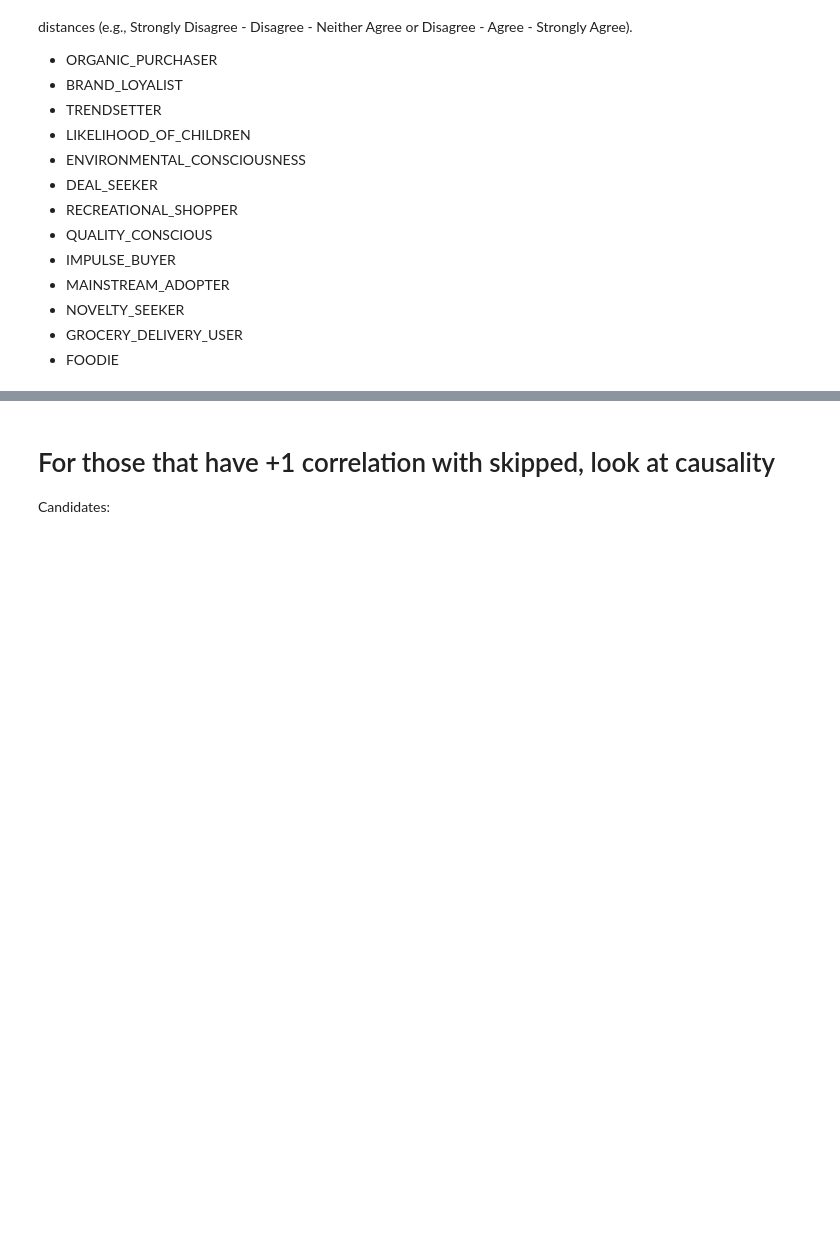
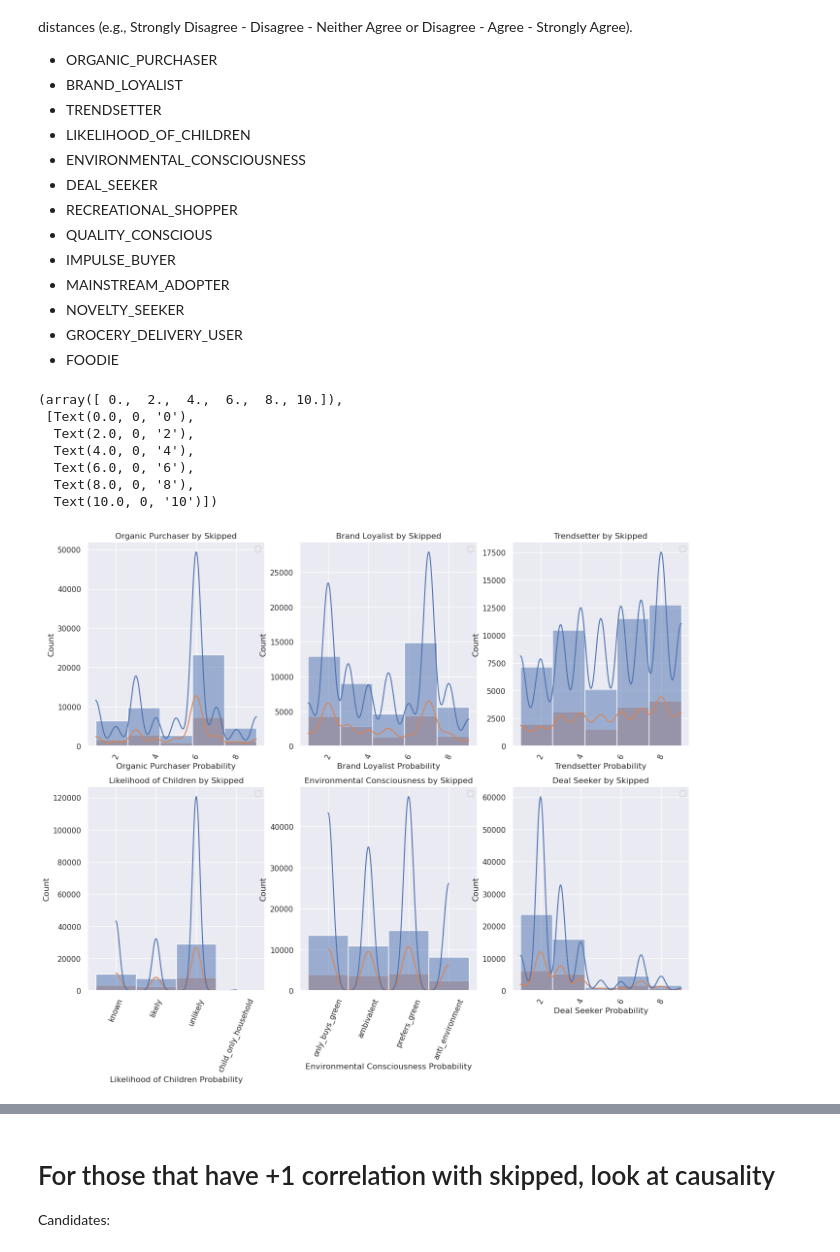
Before and after one commit to mindyng/Take-Homes, a Jupyter notebook: tovala2.ipynb, the cells around one changed output, grey strips where cells are left out. Drawn from its saved outputs; the diff is of its cells as text; code cells hidden in the pictures; blank space fills up the shorter version.

```diff
--- a/tovala2.ipynb
+++ b/tovala2.ipynb
@@ -1017,3 +1018,62 @@ Allows use of parametrics statistics (which assume a normal distribution). Inter
 - NOVELTY_SEEKER
 - GROCERY_DELIVERY_USER
 - FOODIE
+# %%
+plt.figure(figsize=[16,12])
+
+plt.subplot(231)
+sns.histplot(data=df, x="ORGANIC_PURCHASER", kde=True, bins = 5, hue = 'skipped')
+plt.title('Organic Purchaser by Skipped')
+plt.xlabel('Organic Purchaser Probability')
+plt.legend()
+plt.ylabel('Count')
+plt.xticks(rotation=67)
+
+plt.subplot(232)
+sns.histplot(data=df, x="BRAND_LOYALIST", kde=True, bins = 5, hue = 'skipped')
+plt.title('Brand Loyalist by Skipped')
+plt.xlabel('Brand Loyalist Probability')
+plt.legend()
+plt.ylabel('Count')
+plt.xticks(rotation=67)
+
+plt.subplot(233)
+sns.histplot(data=df, x="TRENDSETTER", kde=True, bins = 5, hue = 'skipped')
+plt.title('Trendsetter by Skipped')
+plt.xlabel('Trendsetter Probability')
+plt.legend()
+plt.ylabel('Count')
+plt.xticks(rotation=67)
+
+plt.subplot(234)
+sns.histplot(data=df, x="LIKELIHOOD_OF_CHILDREN", kde=True, bins = 5, hue = 'skipped')
+plt.title('Likelihood of Children by Skipped')
+plt.xlabel('Likelihood of Children Probability')
+plt.legend()
+plt.ylabel('Count')
+plt.xticks(rotation=67)
+
+plt.subplot(235)
+sns.histplot(data=df, x="ENVIRONMENTAL_CONSCIOUSNESS", kde=True, bins = 5, hue = 'skipped')
+plt.title('Environmental Consciousness by Skipped')
+plt.xlabel('Environmental Consciousness Probability')
+plt.legend()
+plt.ylabel('Count')
+plt.xticks(rotation=67)
+
+plt.subplot(236)
+sns.histplot(data=df, x="DEAL_SEEKER", kde=True, bins = 5, hue = 'skipped')
+plt.title('Deal Seeker by Skipped')
+plt.xlabel('Deal Seeker Probability')
+plt.legend()
+plt.ylabel('Count')
+plt.xticks(rotation=67)
+# %% [output]
+(array([ 0.,  2.,  4.,  6.,  8., 10.]),
+ [Text(0.0, 0, '0'),
+  Text(2.0, 0, '2'),
+  Text(4.0, 0, '4'),
+  Text(6.0, 0, '6'),
+  Text(8.0, 0, '8'),
+  Text(10.0, 0, '10')])
+[figure, added]
```
Also changed, not shown: parts of 23 cells of this notebook.
